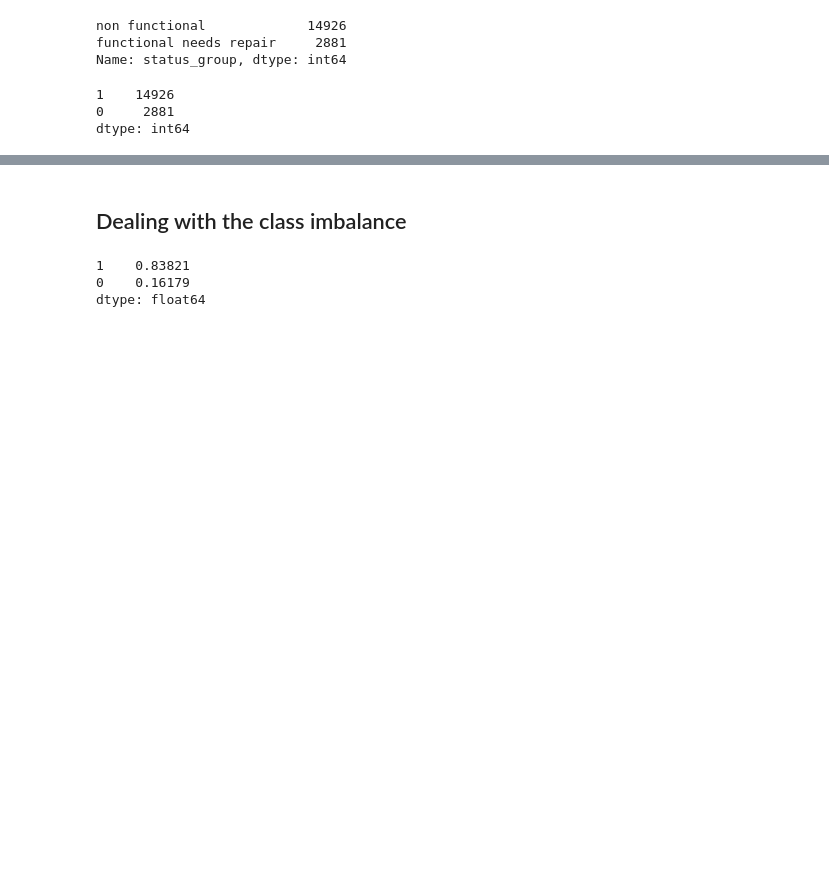
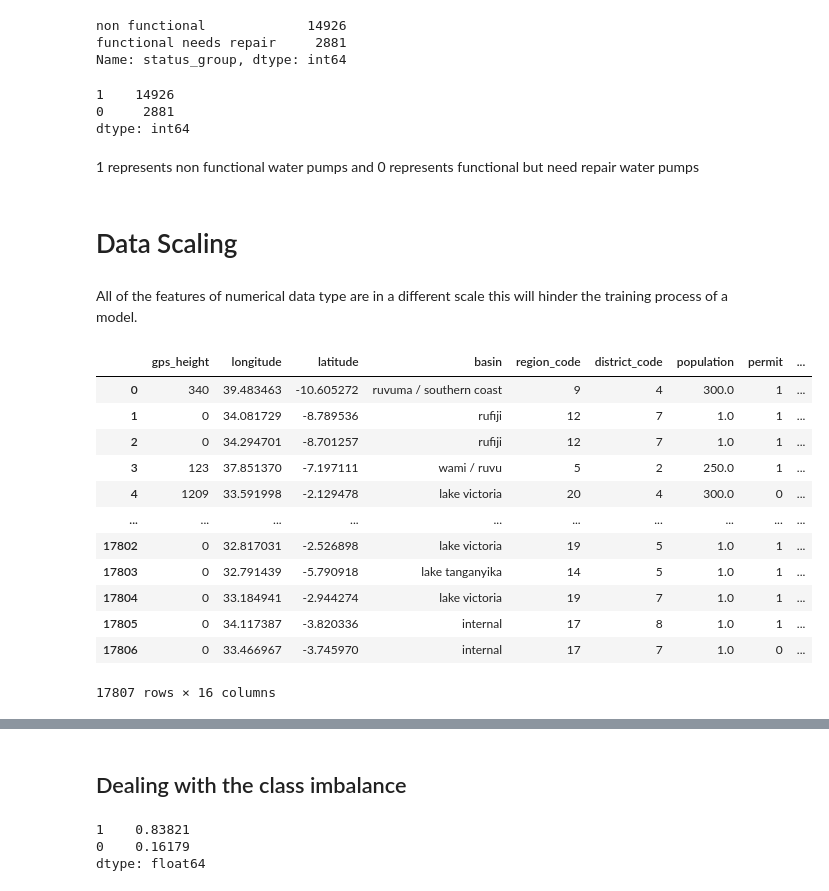
Before and after one commit to IainMosima/Tanzania-water-point-status-prediction-project, a Jupyter notebook: notebooks/3data-preparation.ipynb, the cells around one changed output, grey strips where cells are left out. Drawn from its saved outputs; the diff is of its cells as text; code cells hidden in the pictures; blank space fills up the shorter version.

Commit message:
Started modelling a decision-tree-model

```diff
--- a/notebooks/3data-preparation.ipynb
+++ b/notebooks/3data-preparation.ipynb
@@ -109,3 +92,25 @@ y_train_transformed.value_counts()
 1    14926
 0     2881
 dtype: int64
+# %% [markdown]
+1 represents non functional water pumps and 0 represents functional but need repair water pumps
+# %% [markdown]
+# Data Scaling
+# %% [markdown]
+All of the features of numerical data type are in a different scale this will hinder the training process of a model.
+# %%
+X_train
+# %% [output]
+|  | gps_height | longitude | latitude | basin | region_code | district_code | population | permit | ... |
+| 0 | 340 | 39.483463 | -10.605272 | ruvuma / southern coast | 9 | 4 | 300.0 | 1 | ... |
+| 1 | 0 | 34.081729 | -8.789536 | rufiji | 12 | 7 | 1.0 | 1 | ... |
+| 2 | 0 | 34.294701 | -8.701257 | rufiji | 12 | 7 | 1.0 | 1 | ... |
+| 3 | 123 | 37.851370 | -7.197111 | wami / ruvu | 5 | 2 | 250.0 | 1 | ... |
+| 4 | 1209 | 33.591998 | -2.129478 | lake victoria | 20 | 4 | 300.0 | 0 | ... |
+| ... | ... | ... | ... | ... | ... | ... | ... | ... | ... |
+| 17802 | 0 | 32.817031 | -2.526898 | lake victoria | 19 | 5 | 1.0 | 1 | ... |
+| 17803 | 0 | 32.791439 | -5.790918 | lake tanganyika | 14 | 5 | 1.0 | 1 | ... |
+| 17804 | 0 | 33.184941 | -2.944274 | lake victoria | 19 | 7 | 1.0 | 1 | ... |
+| 17805 | 0 | 34.117387 | -3.820336 | internal | 17 | 8 | 1.0 | 1 | ... |
+| 17806 | 0 | 33.466967 | -3.745970 | internal | 17 | 7 | 1.0 | 0 | ... |
+17807 rows × 16 columns
```
Also changed, not shown: parts of 27 cells of this notebook, 8 other files.
